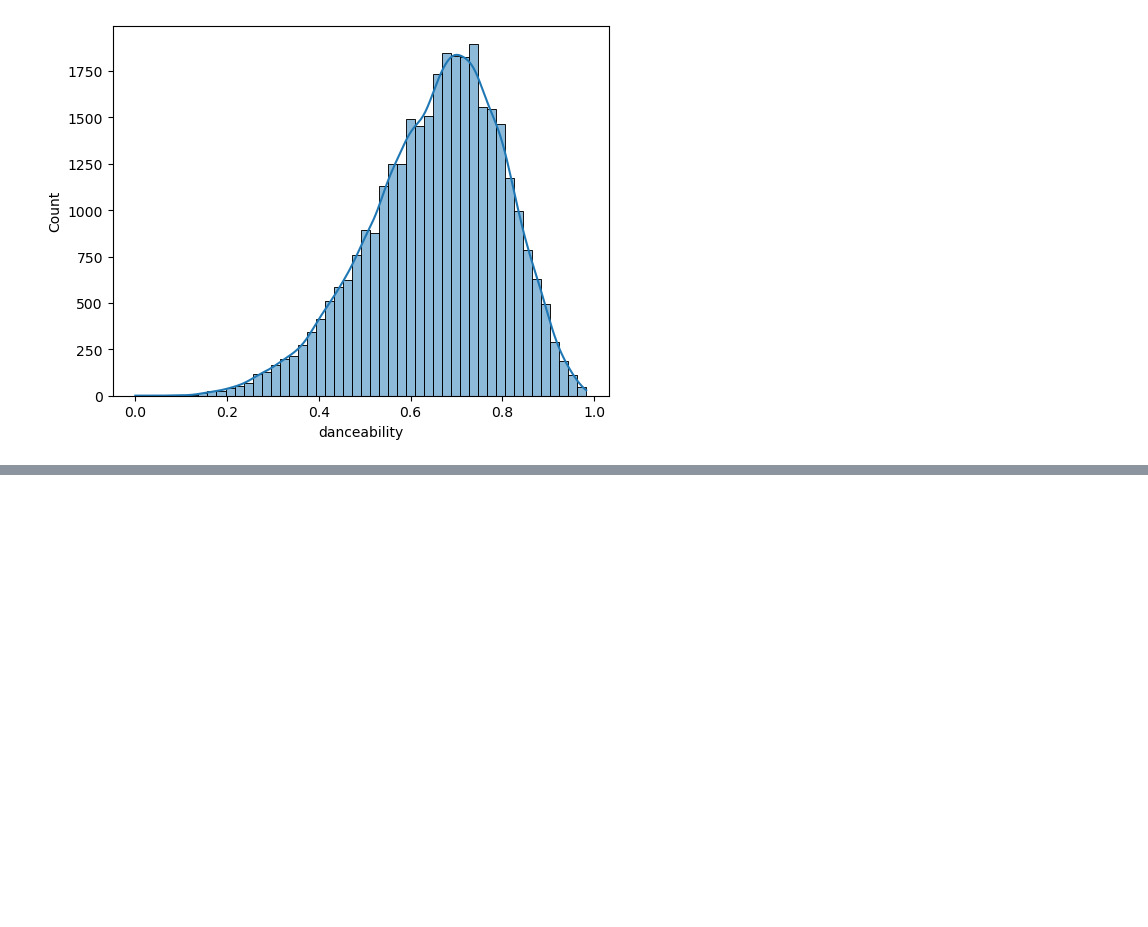
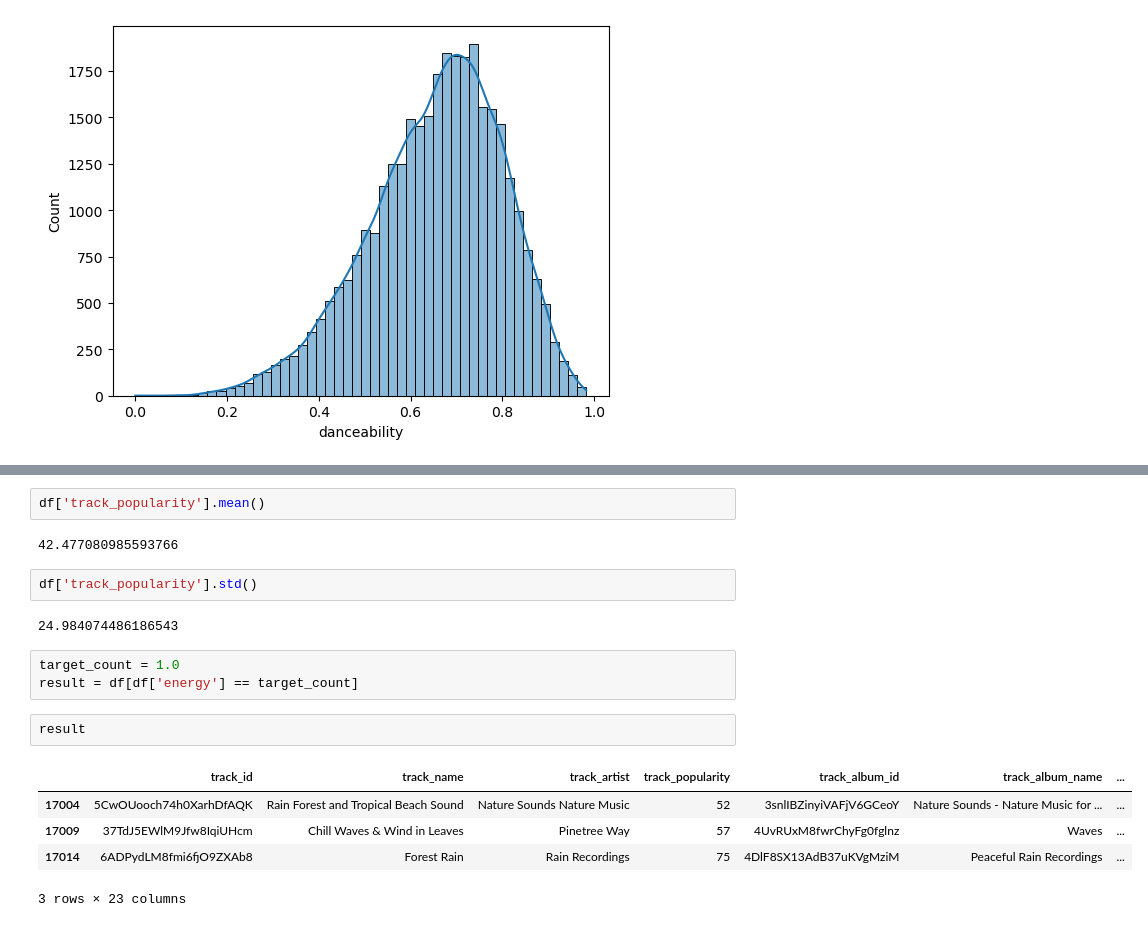
Before and after one commit to ReapersOne/AI, a Jupyter notebook: Semester 1/Spotify/MoreSpotify.ipynb, the cells around one changed output, grey strips where cells are left out. Drawn from its saved outputs; the diff is of its cells as text; blank space fills up the shorter version.

```diff
--- a/Semester 1/Spotify/MoreSpotify.ipynb
+++ b/Semester 1/Spotify/MoreSpotify.ipynb
@@ -84,0 +146,19 @@ NameError: name 'x' is not defined
+# %%
+df['track_popularity'].mean()
+# %% [output]
+42.477080985593766
+# %%
+df['track_popularity'].std()
+# %% [output]
+24.984074486186543
+# %%
+target_count = 1.0
+result = df[df['energy'] == target_count]
+# %%
+result
+# %% [output]
+|  | track_id | track_name | track_artist | track_popularity | track_album_id | track_album_name | ... |
+| 17004 | 5CwOUooch74h0XarhDfAQK | Rain Forest and Tropical Beach Sound | Nature Sounds Nature Music | 52 | 3snlIBZinyiVAFjV6GCeoY | Nature Sounds - Nature Music for ... | ... |
+| 17009 | 37TdJ5EWlM9Jfw8IqiUHcm | Chill Waves & Wind in Leaves | Pinetree Way | 57 | 4UvRUxM8fwrChyFg0fglnz | Waves | ... |
+| 17014 | 6ADPydLM8fmi6fjO9ZXAb8 | Forest Rain | Rain Recordings | 75 | 4DlF8SX13AdB37uKVgMziM | Peaceful Rain Recordings | ... |
+3 rows × 23 columns
```
Also changed, not shown: parts of 11 cells of this notebook.
